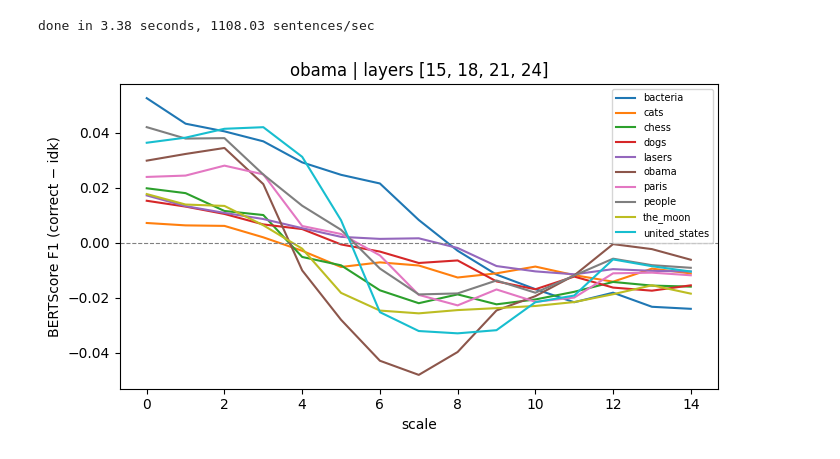
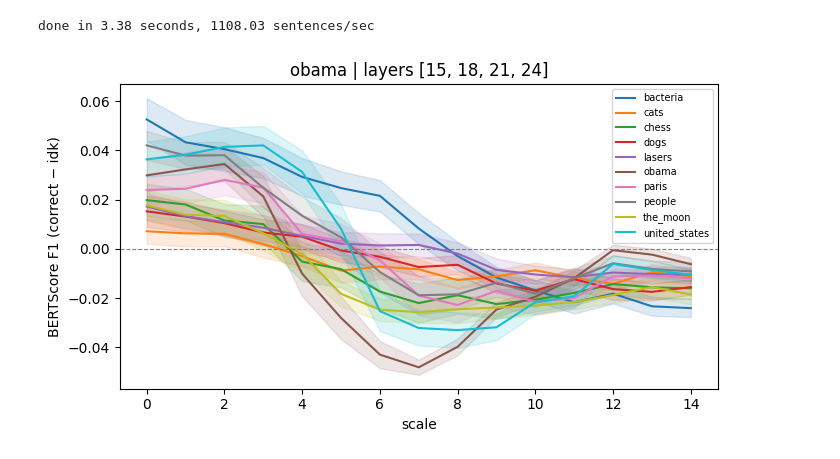
Before and after one commit to rgs2151/forget, a Jupyter notebook: notebooks/llama3_wild.ipynb, the cells around one changed output. Drawn from its saved outputs; the diff is of its cells as text; code cells hidden in the pictures.

```diff
--- a/notebooks/llama3_wild.ipynb
+++ b/notebooks/llama3_wild.ipynb
@@ -345,11 +341,11 @@ def plot_perf(steered_df, source_layer, target_layer, label, show_std=False):
 
     ax1.set_xlabel("scale"); ax1.set_ylabel("accuracy")
     ax1.set_ylim(0, 1)
-    ax1.set_title(f"Accuracy — obama forgetting steered")
+    ax1.set_title(f"Accuracy — {label}")
     ax1.legend(fontsize=6)
     ax2.set_xlabel("scale"); ax2.set_ylabel("% malformed")
     ax2.set_ylim(0, 1)
-    ax2.set_title(f"%Malformed — obama forgetting steered")
+    ax2.set_title(f"%Malformed — {label}")
     ax2.legend(fontsize=6)
     plt.tight_layout()
     plt.show()
@@ -363,5 +359,5 @@ for tgt in steered_df["target"].unique():
 # %%
 layers = list(range(15, 26, 3))
 steered_df = pd.read_csv("store/llama3_wild/mcq.csv")
-for tgt in steered_df["target"].unique():
+for tgt in targets:
     plot_perf(steered_df[steered_df["target"] == tgt], layers, layers, f"{tgt} | layers {layers}", show_std=True)
@@ -501,16 +509,17 @@ def plot_qa_perf(qa_df, source_layer, target_layer, label, show_std=False):
 
     fig, ax = plt.subplots(figsize=(7, 4))
     for color, concept in zip(colors, all_concepts):
-        deltas, deltas_std = [], []
+        deltas, deltas_sem = [], []
         for s in scales:
             sub = qa_df[mask_layer & (qa_df["scale"] == s) & (qa_df["concept"] == concept)]
             d = sub["bert_sim_correct"] - sub["bert_sim_idk"]
+            n = len(d)
             deltas.append(d.mean())
-            deltas_std.append(d.std())
+            deltas_sem.append(d.std() / np.sqrt(n) if n > 1 else 0)
         ax.plot(scales, deltas, color=color, label=concept)
         if show_std:
-            ax.fill_between(scales, np.array(deltas) - np.array(deltas_std),
-                            np.array(deltas) + np.array(deltas_std), alpha=0.15, color=color)
+            ax.fill_between(scales, np.array(deltas) - np.array(deltas_sem),
+                            np.array(deltas) + np.array(deltas_sem), alpha=0.15, color=color)
 
     ax.axhline(0, color="gray", ls="--", lw=0.8)
     ax.set_xlabel("scale")
@@ -522,7 +531,7 @@ def plot_qa_perf(qa_df, source_layer, target_layer, label, show_std=False):
 # %%
 layers = list(range(15, 26, 3))
 qa_scored = pd.read_csv("store/llama3_wild/qa_scored.csv")
 for tgt in qa_scored["target"].unique():
-    plot_qa_perf(qa_scored[qa_scored["target"] == tgt], layers, layers, f"{tgt} | layers {layers}")
+    plot_qa_perf(qa_scored[qa_scored["target"] == tgt], layers, layers, f"{tgt} | layers {layers}", show_std=True)
 # %% [output]
-[figure, old version]
+[figure, new version]
```
Also changed, not shown: parts of 9 cells of this notebook, 1 other file.
